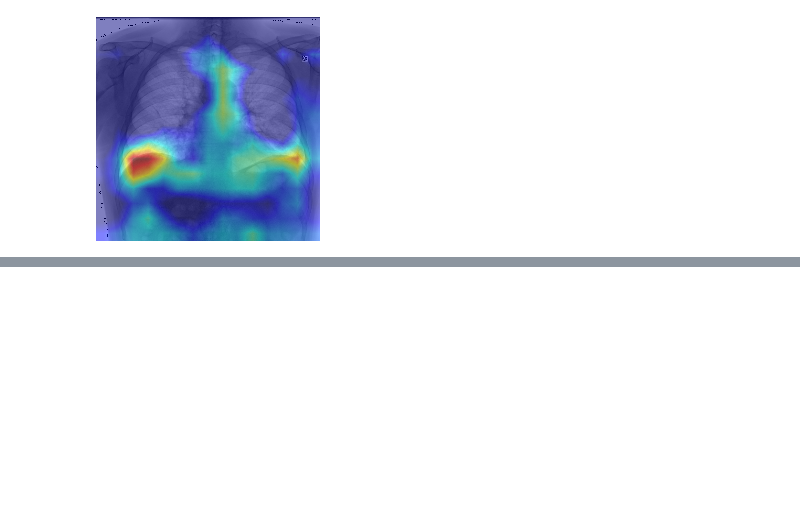
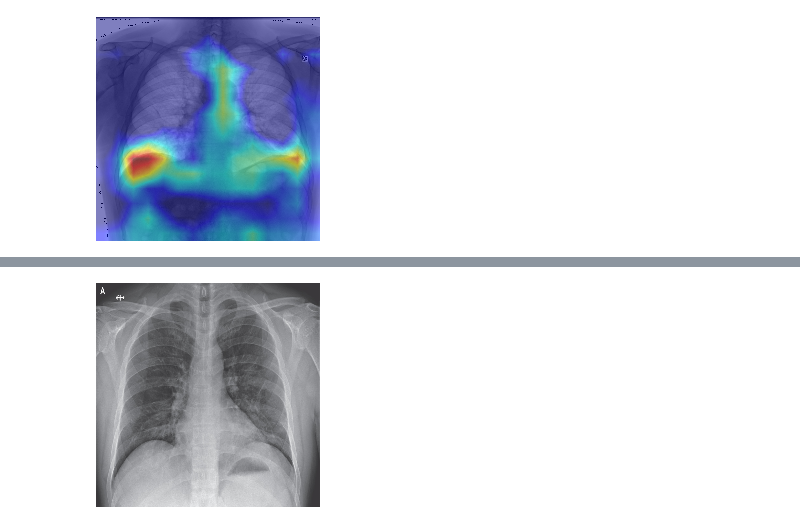
Before and after one commit to jellyXuuuuu/CovidNetDeepLearning, a Jupyter notebook: covid19model_ex_gradcam.ipynb, the cells around one changed output, grey strips where cells are left out. Saved outputs shown, nothing was run; the diff lists cells and outputs as text; code cells hidden in the pictures; blank space fills up the shorter version.

```diff
--- a/covid19model_ex_gradcam.ipynb
+++ b/covid19model_ex_gradcam.ipynb
@@ -283,0 +569,16 @@ Do not use this prediction for self-diagnosis. You should check with your local
+# %%
+# show original photo
+from IPython.display import Image, display
+import matplotlib.pyplot as plt
+import matplotlib.cm as cm
+import cv2 as cv
+from google.colab.patches import cv2_imshow
+
+imagepath = "./covid-chestxray-dataset-master/images/nejmoa2001191_f5-PA.jpeg"
+img_m = cv.imread(imagepath)
+img_m = cv.resize(img_m, (224, 224))
+
+# display(Image(imagepath))
+cv2_imshow(img_m)
+# %% [output]
+[figure, added]
```
Also changed, not shown: parts of 15 cells of this notebook.
